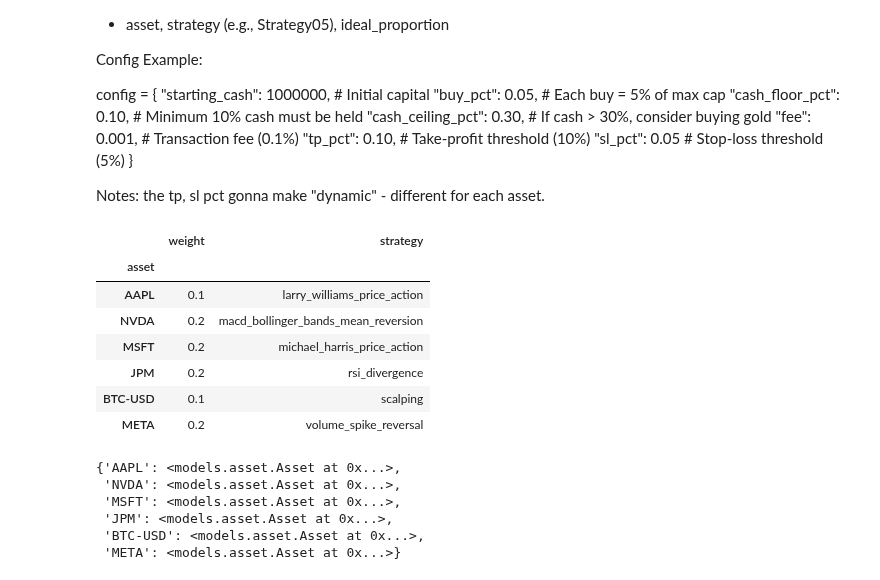
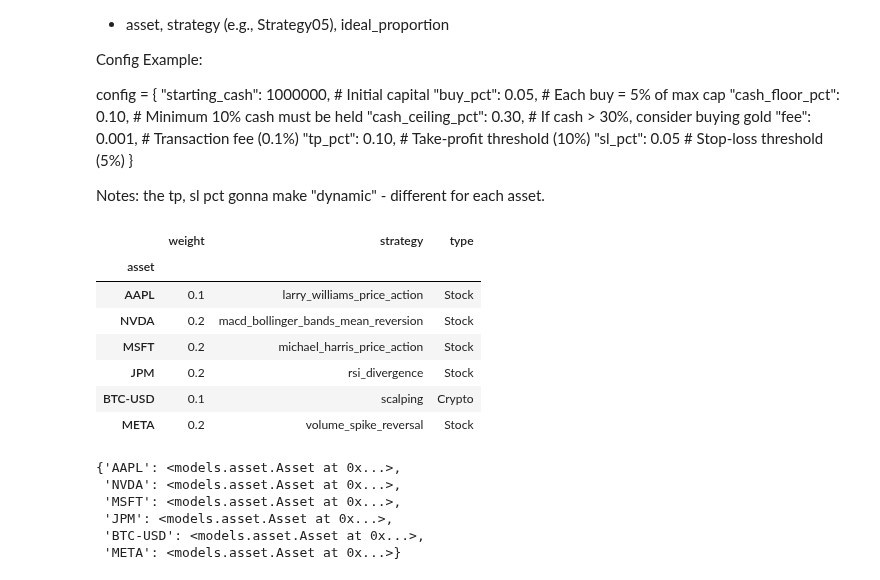
Before and after one commit to shaeanneeu/cryptoto, a Jupyter notebook: notebooks/autotrade_mechanism.ipynb, the cells around one changed output. Saved outputs shown, nothing was run; the diff lists cells and outputs as text; code cells hidden in the pictures.

```diff
--- a/notebooks/autotrade_mechanism.ipynb
+++ b/notebooks/autotrade_mechanism.ipynb
@@ -35,41 +35,42 @@ Notes: the tp, sl pct gonna make "dynamic" - different for each asset.
 # %%
 # Create some sample data to try now
 config = {
     "starting_cash": 1000000,        # Initial capital
     "buy_pct": 0.05,               # Each buy = 5% of max cap
     "cash_floor_pct": 0.10,        # Minimum 10% cash must be held
     "tp_pct": 0.10,                # Take-profit threshold (10%)
     "sl_pct": 0.05                 # Stop-loss threshold (5%)
 }
 
 filename_to_classname = {
     'larry_williams_price_action': 'LarryWilliamsPriceAction',
     'macd_bollinger_bands_mean_reversion': 'MACDBollingerBandsMeanReversion',
     'michael_harris_price_action' : 'MichaelHarrisPriceAction',
     'rsi_divergence': 'RSIDivergence',
     'scalping': 'Scalping',
     'volume_spike_reversal': 'VolumeSpikeReversal'
 }
 
 strategy_map_raw = {
     "asset": ["AAPL", "NVDA", "MSFT", "JPM", "BTC-USD", "META"],
     "weight": [0.1, 0.2, 0.2, 0.2, 0.1, 0.2],
     "strategy": ["larry_williams_price_action", "macd_bollinger_bands_mean_reversion",
                  "michael_harris_price_action", "rsi_divergence", "scalping",
-                 "volume_spike_reversal"]
+                 "volume_spike_reversal"],
+    "type": ["Stock", "Stock", "Stock", "Stock", "Crypto", "Stock"]
 }
 
 strategy_map = pd.DataFrame(strategy_map_raw).set_index("asset")
 strategy_map
 # %% [output]
-|  | weight | strategy |
-| asset |  |  |
-| AAPL | 0.1 | larry_williams_price_action |
-| NVDA | 0.2 | macd_bollinger_bands_mean_reversion |
-| MSFT | 0.2 | michael_harris_price_action |
-| JPM | 0.2 | rsi_divergence |
-| BTC-USD | 0.1 | scalping |
-| META | 0.2 | volume_spike_reversal |
+|  | weight | strategy | type |
+| asset |  |  |  |
+| AAPL | 0.1 | larry_williams_price_action | Stock |
+| NVDA | 0.2 | macd_bollinger_bands_mean_reversion | Stock |
+| MSFT | 0.2 | michael_harris_price_action | Stock |
+| JPM | 0.2 | rsi_divergence | Stock |
+| BTC-USD | 0.1 | scalping | Crypto |
+| META | 0.2 | volume_spike_reversal | Stock |
 # %%
 portfolio = Portfolio(tickers=strategy_map.index, start="2024-03-01", end="2025-03-01")
 # NOTE: yfinance excludes last day, so to include 28 Feb we must set end to 1 March
```
Also changed, not shown: parts of 1 cell of this notebook.
